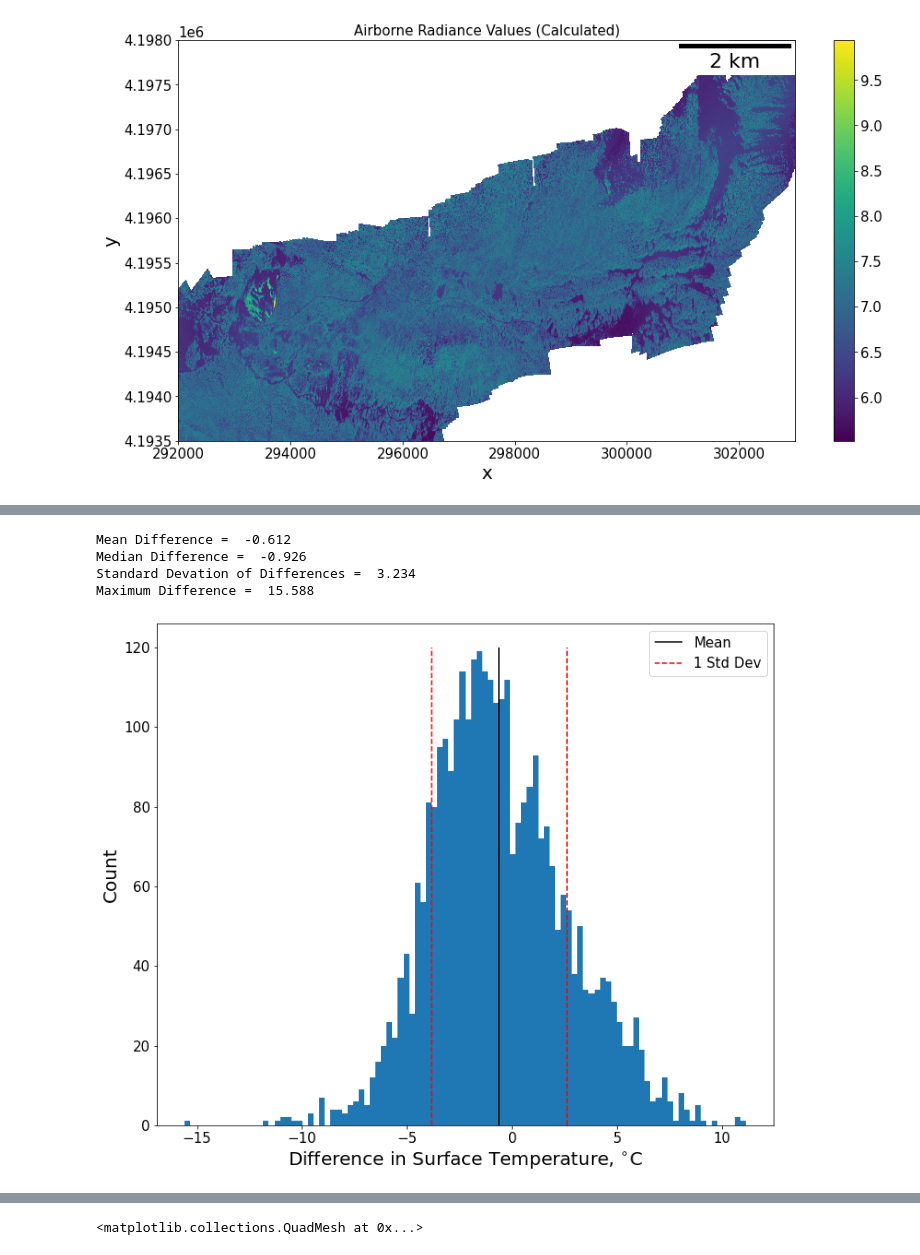
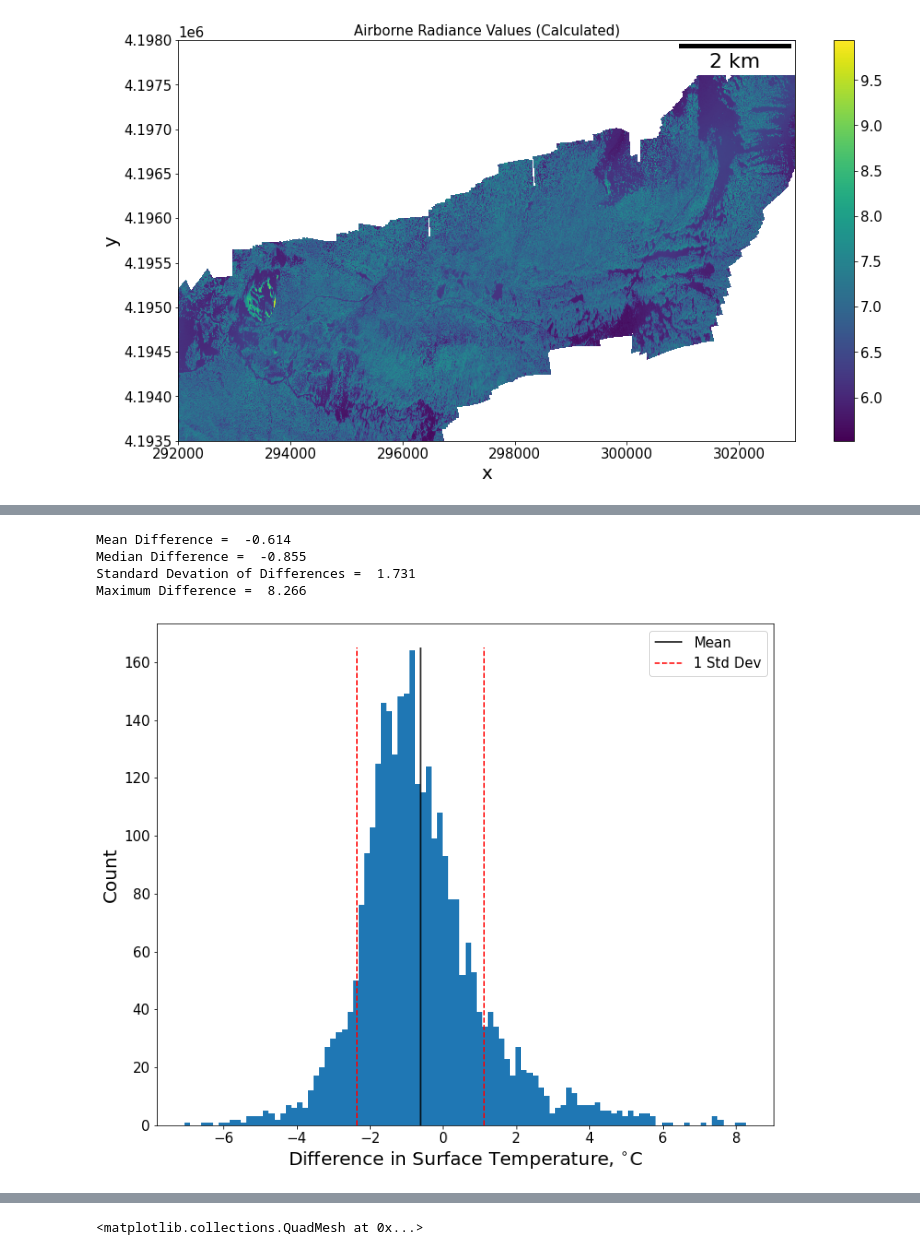
Before and after one commit to UW-GDA/aster-thermal, a Jupyter notebook: april21_workbook.ipynb, the cells around one changed output, grey strips where cells are left out. Drawn from its saved outputs; the diff is of its cells as text; code cells hidden in the pictures.

```diff
--- a/april21_workbook.ipynb
+++ b/april21_workbook.ipynb
@@ -63,7 +93,7 @@ ax.set_title('Airborne Radiance Values (Calculated)');
 # %% [output]
 [figure]
 # %%
-air_rad_repr = air_rad.rio.reproject_match(aster_src)
+air_rad_repr = air_rad.rio.reproject_match(aster_src, resampling=5)
 
 air_rad_repr = air_rad_repr.where(air_rad_repr != air_rad_repr.attrs['_FillValue'],drop=True)
 
@@ -146,29 +229,29 @@ print('Median Difference = ', np.round(median_diff,3))
 print('Standard Devation of Differences = ', np.round(std_diff,3))
 print('Maximum Difference = ', np.round(max_diff,3))
 # %% [output]
-Mean Difference =  -0.612
-Median Difference =  -0.926
-Standard Devation of Differences =  3.234
-Maximum Difference =  15.588
+Mean Difference =  -0.614
+Median Difference =  -0.855
+Standard Devation of Differences =  1.731
+Maximum Difference =  8.266
 # %%
 # Plot histogram of differences
 f, ax = plt.subplots(figsize=(12,10))
 
 plt.hist(diff.values.ravel(),bins=100)
 
 # Plot vline at mean
-ax.vlines(mean_diff, ymin=0, ymax=120, color='k', label='Mean')
+ax.vlines(mean_diff, ymin=0, ymax=165, color='k', label='Mean')
 
 # Plot vline at +- 1stdev
 x_stdev = [mean_diff+std_diff, mean_diff-std_diff]
-ax.vlines(x_stdev, ymin=0, ymax=120, color='r', linestyles='dashed', label='1 Std Dev')
+ax.vlines(x_stdev, ymin=0, ymax=165, color='r', linestyles='dashed', label='1 Std Dev')
 
 plt.legend()
 
 ax.set_xlabel('Difference in Surface Temperature, $^{\circ}$C')
 ax.set_ylabel('Count');
 # %% [output]
-[figure, old version]
+[figure, new version]
 # %%
 # Identify red and near infrared images
 red_path = './images/AST_L1T_00304212017185107_20170422082541_26960_ImageData2.tif'
```
Also changed, not shown: parts of 39 cells of this notebook.
